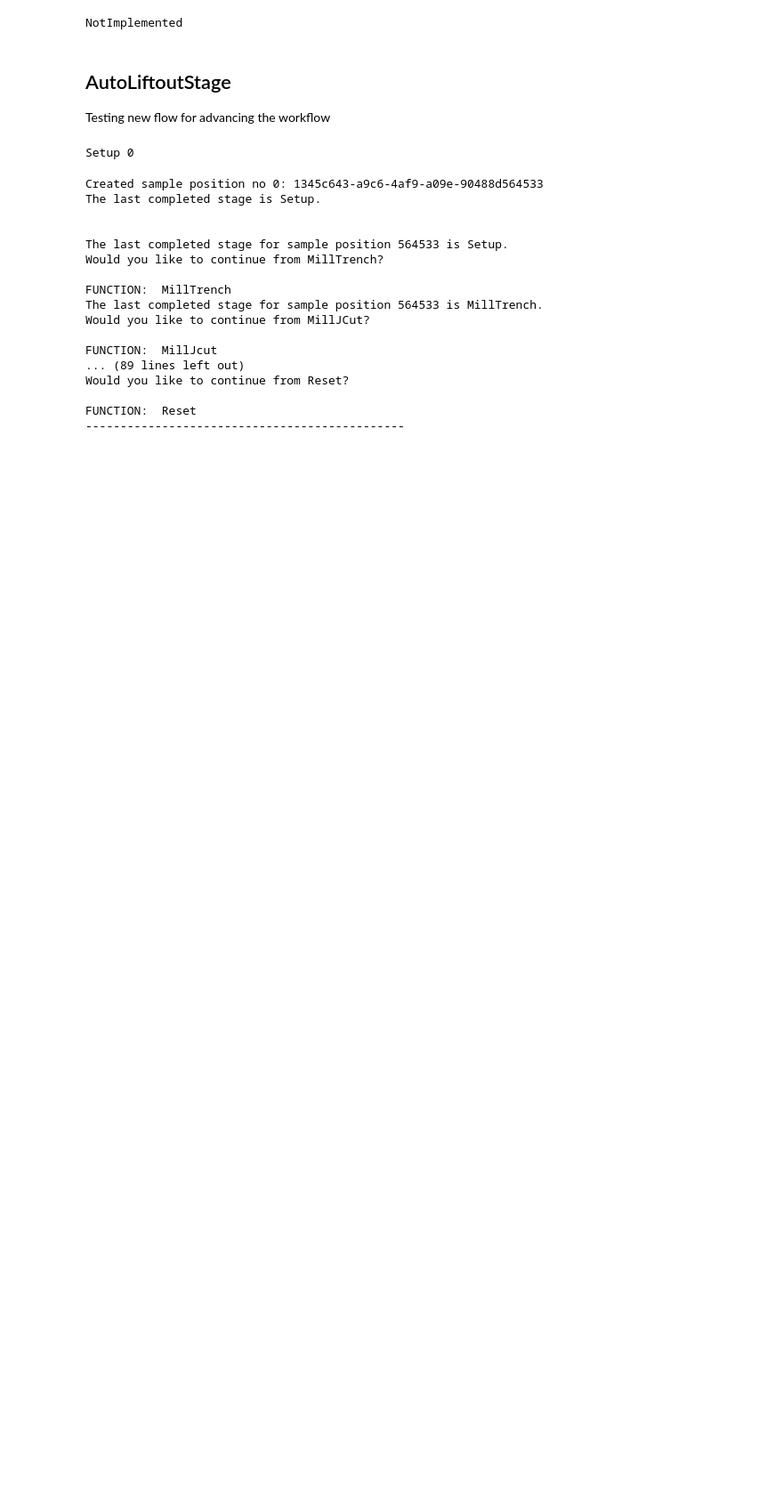
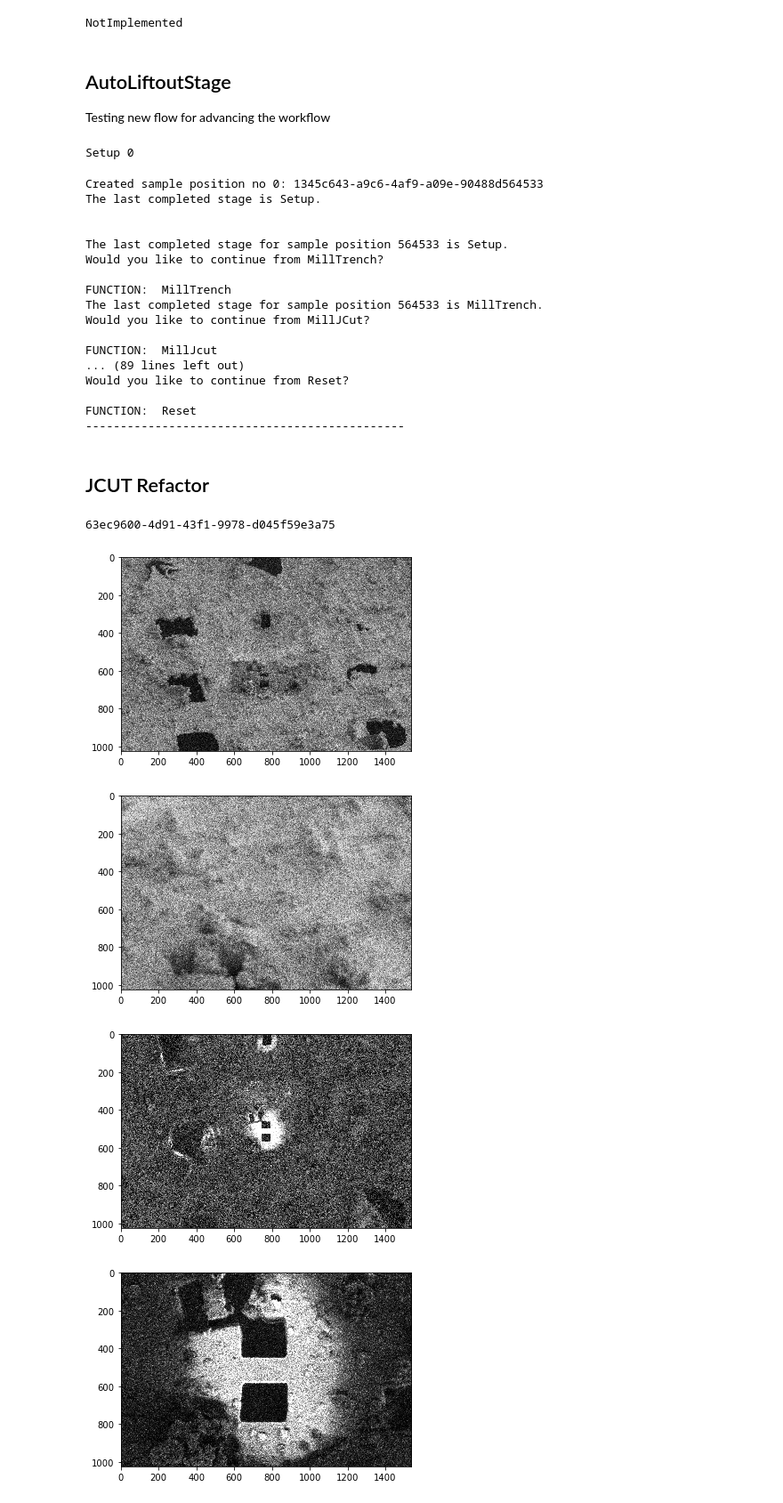
Before and after one commit to Phaips/autoliftout, a Jupyter notebook: liftout/tools/milling_notebook.ipynb, the cells around one changed output. Shown at 89% size. Drawn from its saved outputs; the diff is of its cells as text; code cells hidden in the pictures; blank space fills up the shorter version.

Commit message:
loading reference images for jcut from disk

```diff
--- a/liftout/tools/milling_notebook.ipynb
+++ b/liftout/tools/milling_notebook.ipynb
@@ -244,3 +244,31 @@ Would you like to continue from Reset?
 
 FUNCTION:  Reset
 ----------------------------------------------
+# %% [markdown]
+## JCUT Refactor
+# %%
+from autoscript_sdb_microscope_client.structures import AdornedImage
+import os
+import matplotlib.pyplot as plt
+
+sp_path = r"C:\Users\Admin\Github\autoliftout\liftout\log\experiment_name_20220207.174055"
+sp = SamplePosition(sp_path, 0)
+sp.load_data_from_file()
+
+print(sp.sample_id)
+
+reference_images_low_and_high_res = []
+for fname in ["ref_trench_low_res_eb", "ref_trench_high_res_eb", "ref_trench_low_res_ib", "ref_trench_high_res_ib"]:
+
+    img = AdornedImage.load(os.path.join(sp.data_path,
+                                         str(sp.sample_id), f"{fname}.tif"))
+    reference_images_low_and_high_res.append(img)
+
+    plt.imshow(img.data, cmap="gray")
+    plt.show()
+# %% [output]
+63ec9600-4d91-43f1-9978-d045f59e3a75
+[figure, added]
+[figure, added]
+[figure, added]
+[figure, added]
```
Also changed, not shown: 1 other file.
